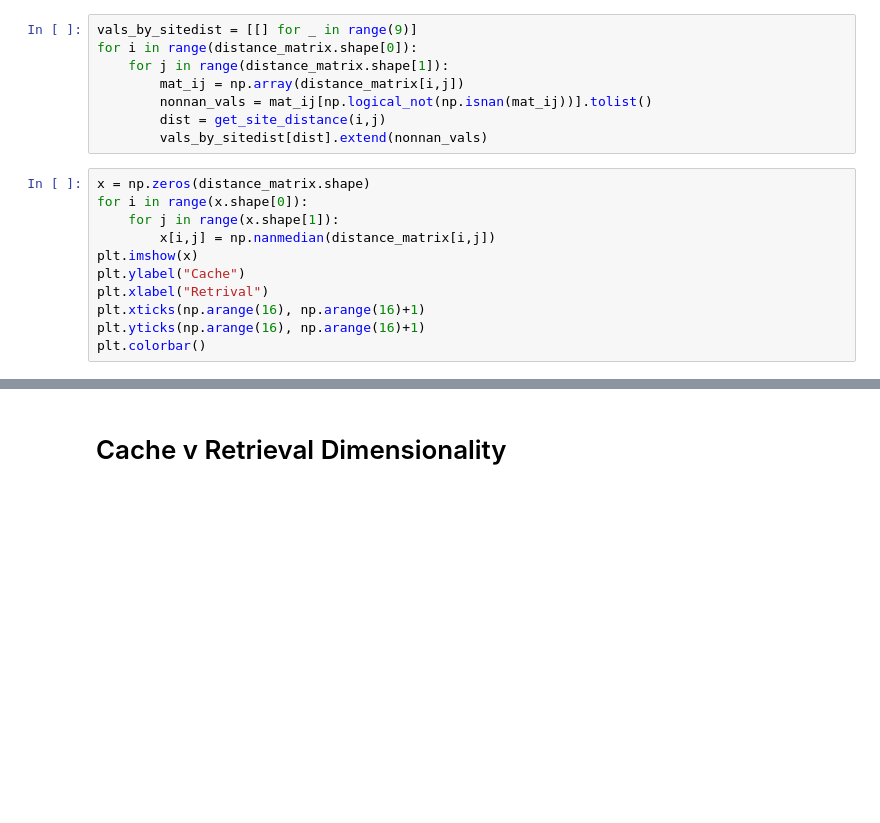
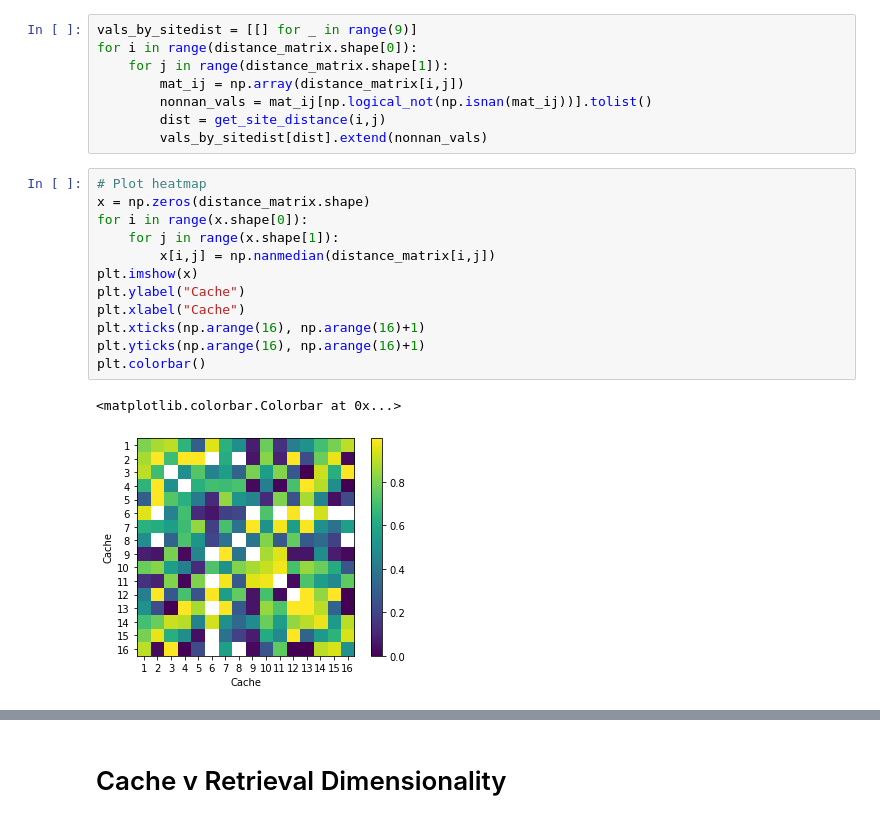
Before and after one commit to chingf/cache-arena-analysis, a Jupyter notebook: notebooks/2-population-reactivation-analysis/3-reactivation-distance-matrices.ipynb, the cells around one changed output, grey strips where cells are left out. Saved outputs shown, nothing was run; the diff lists cells and outputs as text; blank space fills up the shorter version.

```diff
--- a/notebooks/2-population-reactivation-analysis/3-reactivation-distance-matrices.ipynb
+++ b/notebooks/2-population-reactivation-analysis/3-reactivation-distance-matrices.ipynb
@@ -144,14 +144,18 @@ for i in range(distance_matrix.shape[0]):
         dist = get_site_distance(i,j)
         vals_by_sitedist[dist].extend(nonnan_vals)
 # %%
+# Plot heatmap
 x = np.zeros(distance_matrix.shape)
 for i in range(x.shape[0]):
     for j in range(x.shape[1]):
         x[i,j] = np.nanmedian(distance_matrix[i,j])
 plt.imshow(x)
 plt.ylabel("Cache")
-plt.xlabel("Retrival")
+plt.xlabel("Cache")
 plt.xticks(np.arange(16), np.arange(16)+1)
 plt.yticks(np.arange(16), np.arange(16)+1)
 plt.colorbar()
+# %% [output]
+<matplotlib.colorbar.Colorbar at 0x...>
+[figure, added]
 # %%
```
Also changed, not shown: parts of 7 cells of this notebook, 7 other files.
